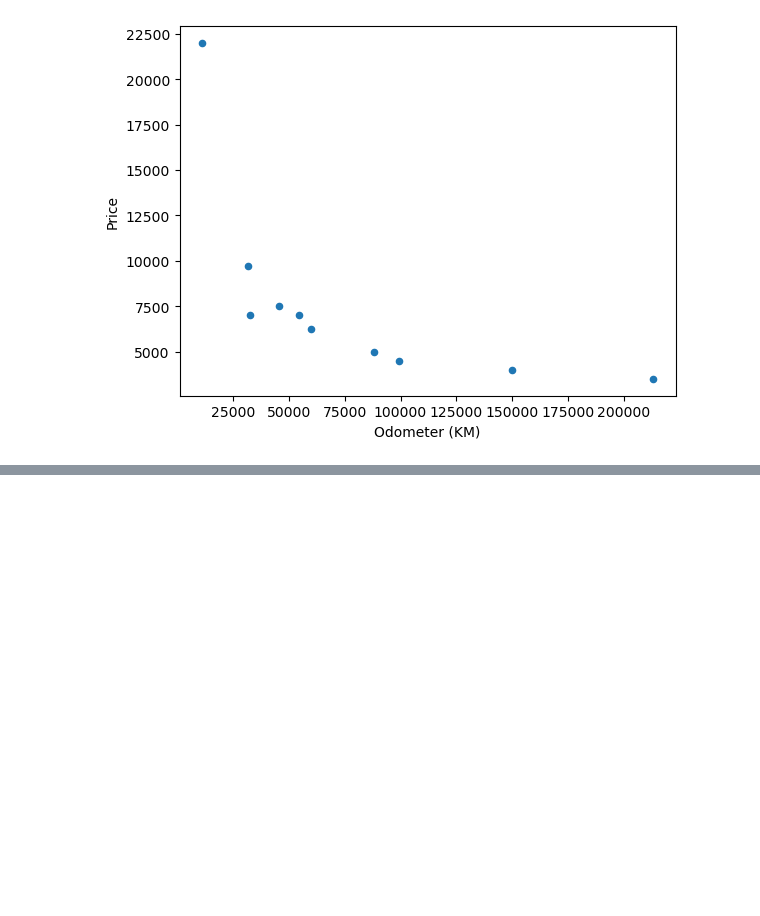
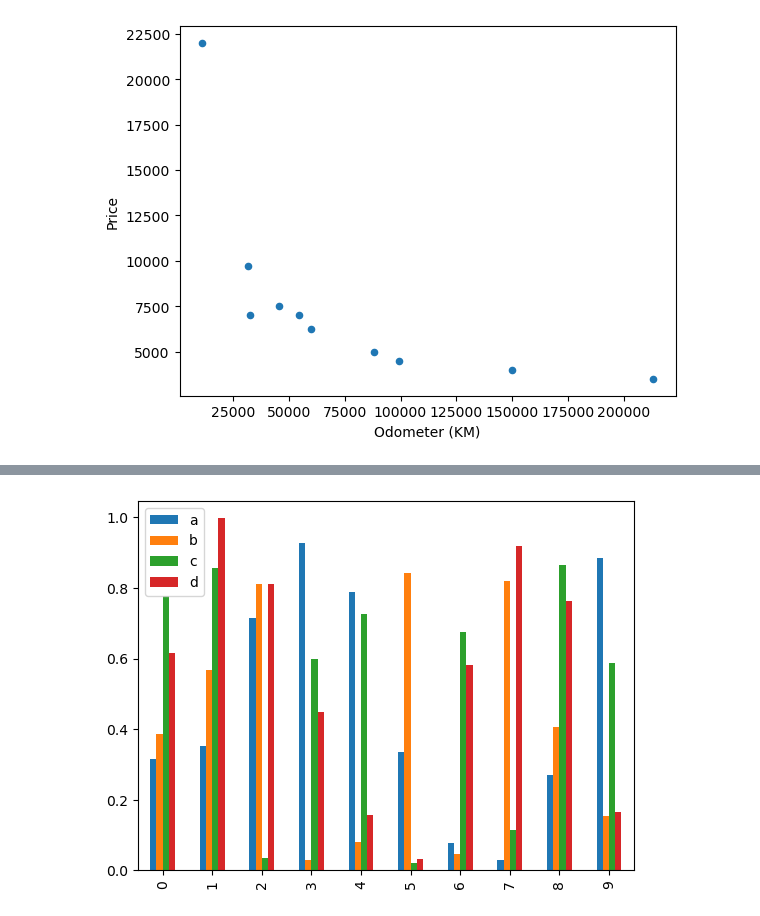
Before and after one commit to pnowak2/learnjs, a Jupyter notebook: libraries/machine learning/complete-machine-learning-bootcamp-udemy/8-matplotlib/introduction-to-matplotlib.ipynb, the cells around one changed output, grey strips where cells are left out. Saved outputs shown, nothing was run; the diff lists cells and outputs as text; code cells hidden in the pictures; blank space fills up the shorter version.

```diff
--- a/libraries/machine learning/complete-machine-learning-bootcamp-udemy/8-matplotlib/introduction-to-matplotlib.ipynb
+++ b/libraries/machine learning/complete-machine-learning-bootcamp-udemy/8-matplotlib/introduction-to-matplotlib.ipynb
@@ -334,0 +369,4 @@ car_sales.plot(x="Odometer (KM)", y="Price", kind='scatter');
+# %%
+df.plot(kind='bar');
+# %% [output]
+[figure, added]
```
Also changed, not shown: parts of 10 cells of this notebook.
